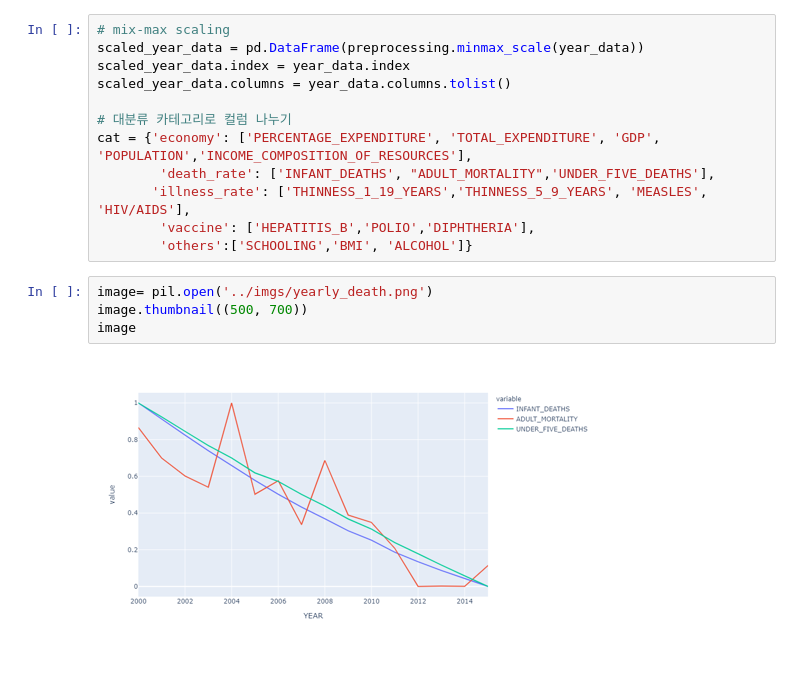
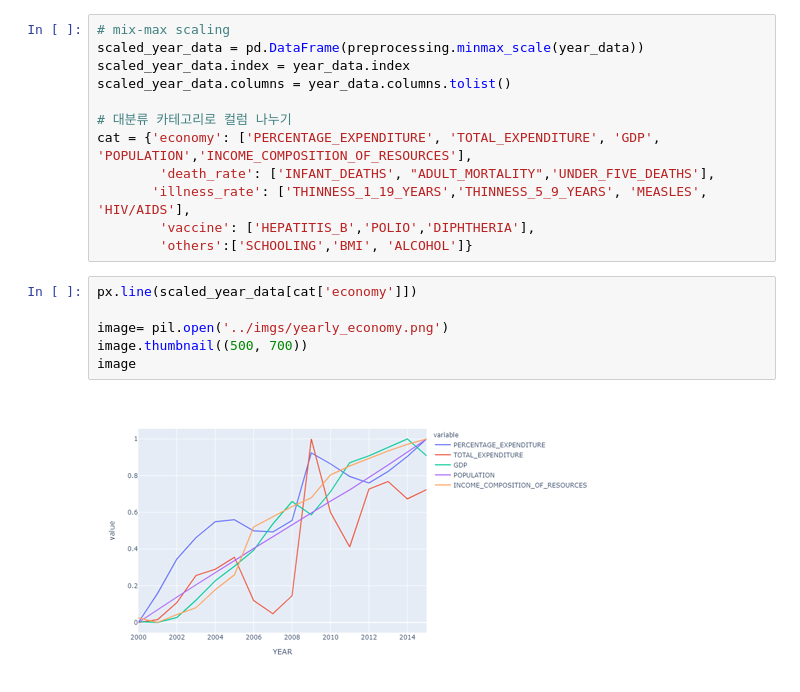
Before and after one commit to YoungAndJin96/Regression_LifeExpectancy, a Jupyter notebook: ipynb/Life_Expectancy_EDA.ipynb, the cells around one changed output. Saved outputs shown, nothing was run; the diff lists cells and outputs as text.

```diff
--- a/ipynb/Life_Expectancy_EDA.ipynb
+++ b/ipynb/Life_Expectancy_EDA.ipynb
@@ -69,9 +94,11 @@ cat = {'economy': ['PERCENTAGE_EXPENDITURE', 'TOTAL_EXPENDITURE', 'GDP', 'POPULA
        'illness_rate': ['THINNESS_1_19_YEARS','THINNESS_5_9_YEARS', 'MEASLES', 'HIV/AIDS'],
         'vaccine': ['HEPATITIS_B','POLIO','DIPHTHERIA'],
         'others':['SCHOOLING','BMI', 'ALCOHOL']}
-# %%
-image= pil.open('../imgs/yearly_death.png')
-image.thumbnail((500, 700))
-image
-# %% [output]
-[figure, removed]
+# %%
+px.line(scaled_year_data[cat['economy']])
+
+image= pil.open('../imgs/yearly_economy.png')
+image.thumbnail((500, 700))
+image
+# %% [output]
+[figure, added]
```
Also changed, not shown: parts of 27 cells of this notebook.
